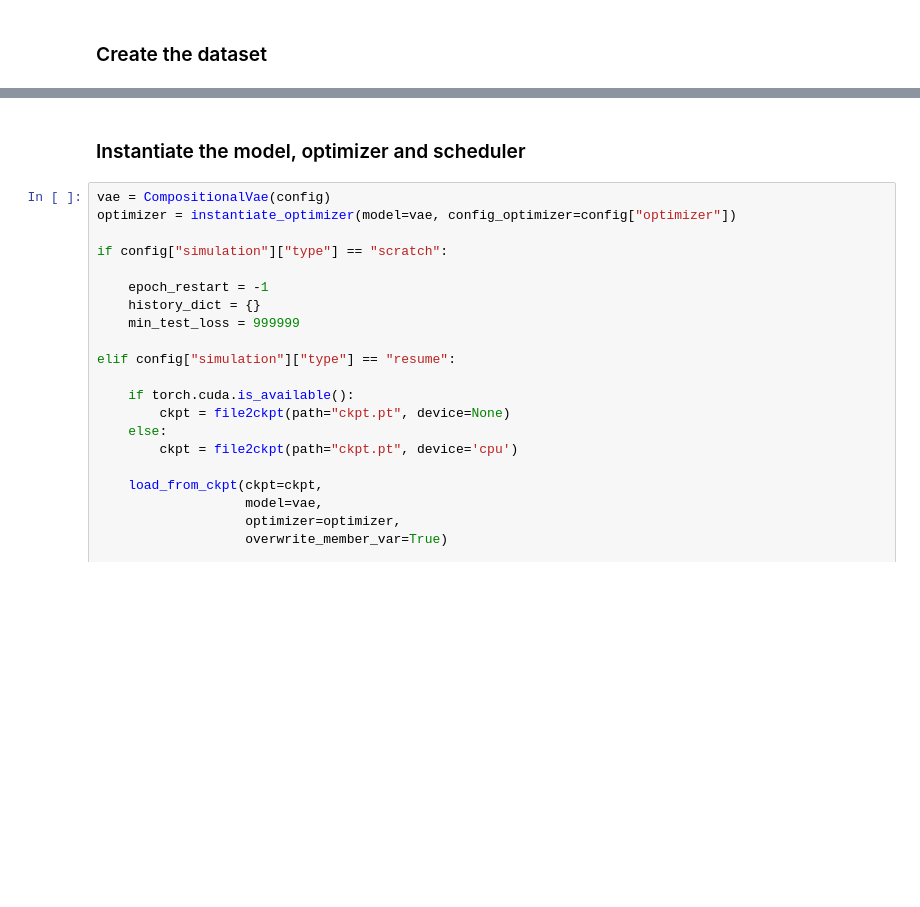
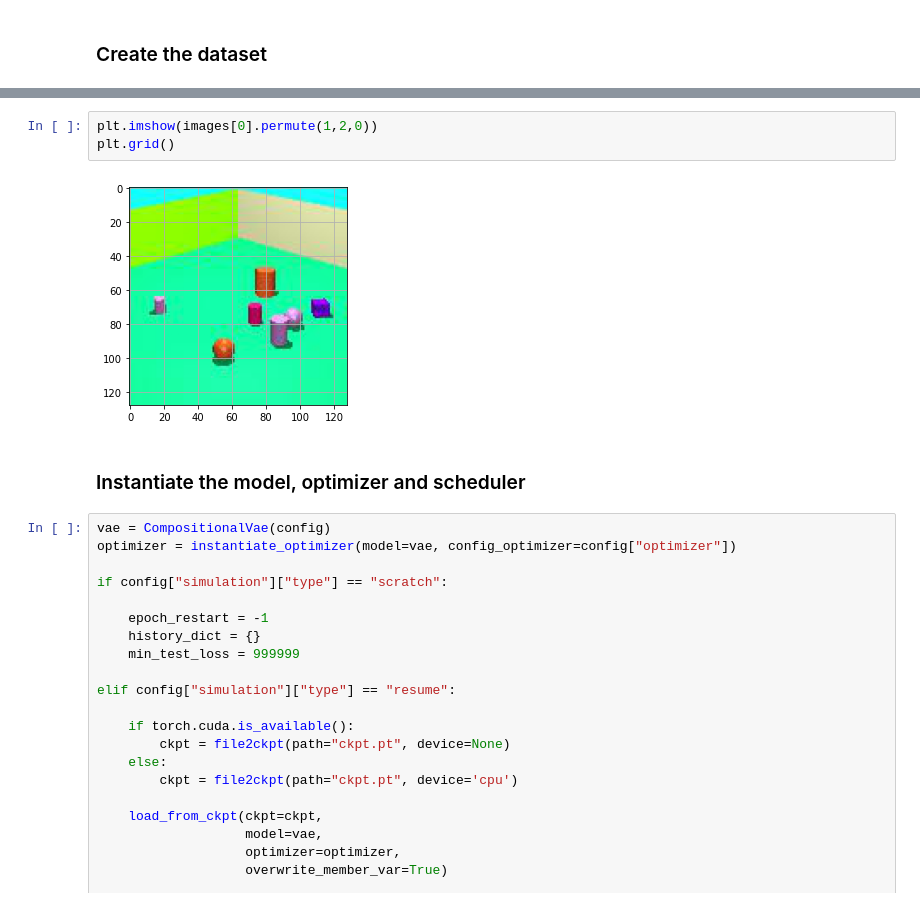
Before and after one commit to broadinstitute/genus, a Jupyter notebook: notebooks/notebook4_3Droom.ipynb, the cells around one changed output, grey strips where cells are left out. Saved outputs shown, nothing was run; the diff lists cells and outputs as text; blank space fills up the shorter version.

```diff
--- a/notebooks/notebook4_3Droom.ipynb
+++ b/notebooks/notebook4_3Droom.ipynb
@@ -78,3 +101,8 @@ show_batch(images, title="Number of objects: "+str(labels.numpy()) + "  Indeces:
+# %%
+plt.imshow(images[0].permute(1,2,0))
+plt.grid()
+# %% [output]
+[figure, added]
 # %% [markdown]
 ### Instantiate the model, optimizer and scheduler
 # %%
```
Also changed, not shown: parts of 17 cells of this notebook, 3 other files.
